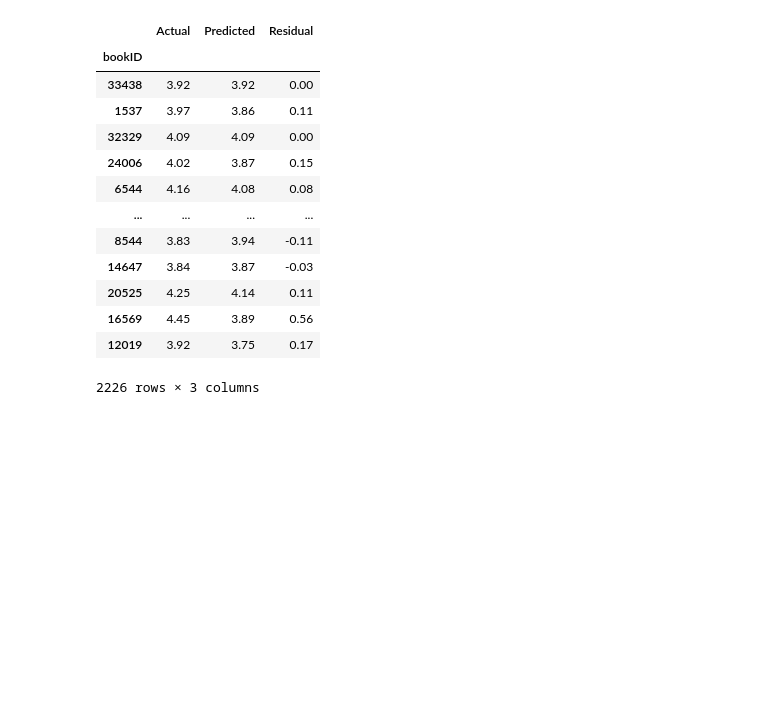
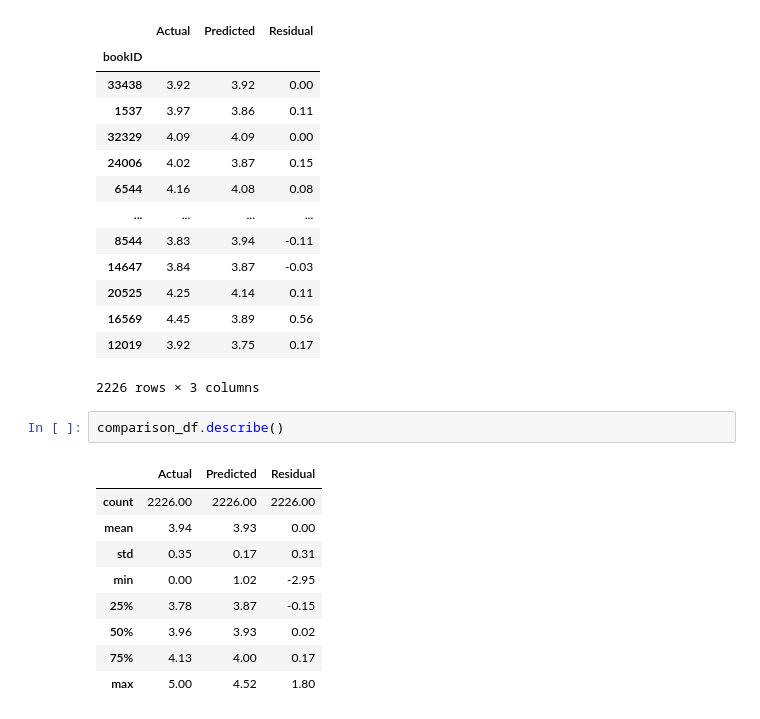
Before and after one commit to tanattiyarungtham/book_rating_project, a Jupyter notebook: book_raing_ML.ipynb, the cells around one changed output. Cells and saved outputs as stored; diff of their text form; blank space fills up the shorter version.

```diff
--- a/book_raing_ML.ipynb
+++ b/book_raing_ML.ipynb
@@ -1679,3 +1668,15 @@ comparison_df
 | 16569 | 4.45 | 3.89 | 0.56 |
 | 12019 | 3.92 | 3.75 | 0.17 |
 2226 rows × 3 columns
+# %%
+comparison_df.describe()
+# %% [output]
+|  | Actual | Predicted | Residual |
+| count | 2226.00 | 2226.00 | 2226.00 |
+| mean | 3.94 | 3.93 | 0.00 |
+| std | 0.35 | 0.17 | 0.31 |
+| min | 0.00 | 1.02 | -2.95 |
+| 25% | 3.78 | 3.87 | -0.15 |
+| 50% | 3.96 | 3.93 | 0.02 |
+| 75% | 4.13 | 4.00 | 0.17 |
+| max | 5.00 | 4.52 | 1.80 |
```
Also changed, not shown: parts of 13 cells of this notebook, 1 other file.
